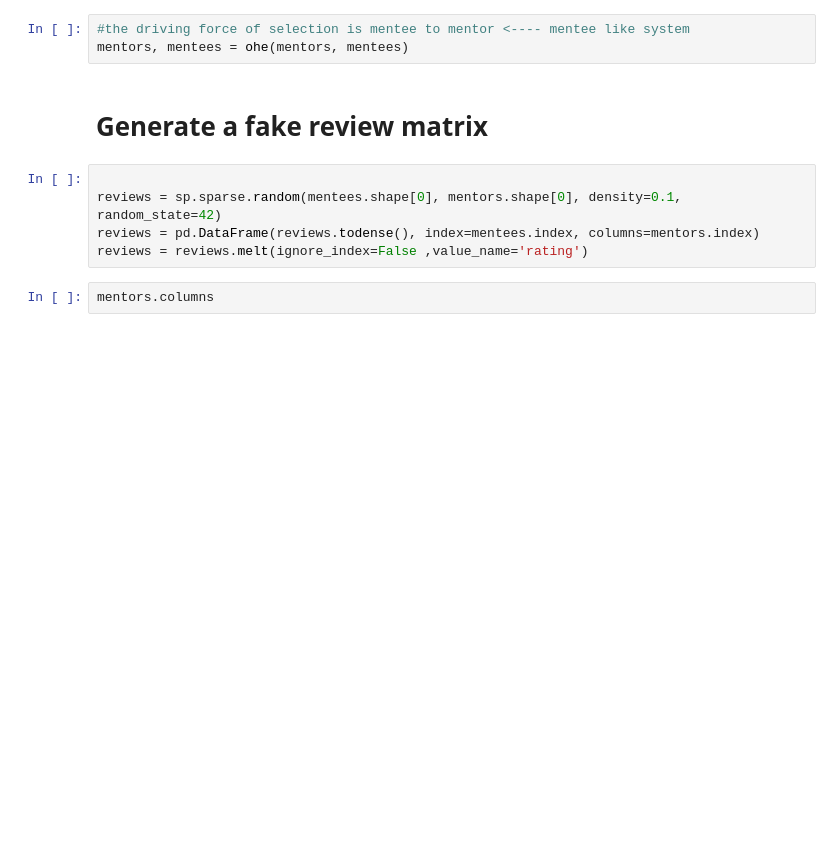
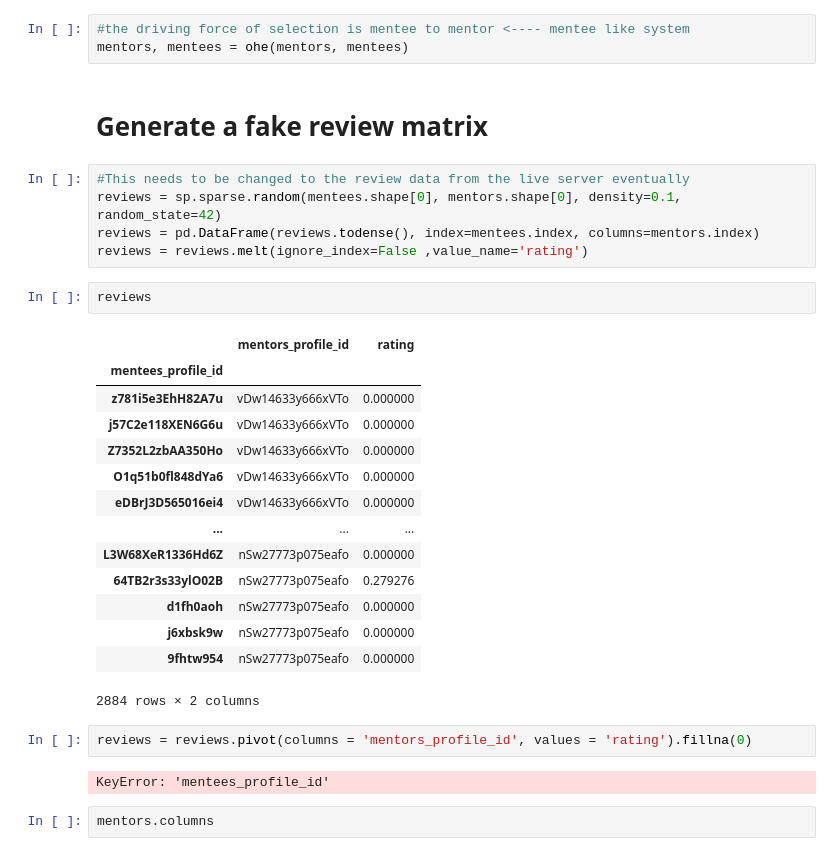
Before and after one commit to BloomTech-Labs/underdog-devs-ds-a, a Jupyter notebook: notebooks/KNN.ipynb, the cells around one changed output. Cells and saved outputs as stored; diff of their text form; blank space fills up the shorter version.

```diff
--- a/notebooks/KNN.ipynb
+++ b/notebooks/KNN.ipynb
@@ -63,10 +56,31 @@ mentors, mentees = ohe(mentors, mentees)
 # %% [markdown]
 # Generate a fake review matrix
 # %%
-
+#This needs to be changed to the review data from the live server eventually
 reviews = sp.sparse.random(mentees.shape[0], mentors.shape[0], density=0.1, random_state=42)
 reviews = pd.DataFrame(reviews.todense(), index=mentees.index, columns=mentors.index)
 reviews = reviews.melt(ignore_index=False ,value_name='rating')
+# %%
+reviews
+# %% [output]
+|  | mentors_profile_id | rating |
+| mentees_profile_id |  |  |
+| z781i5e3EhH82A7u | vDw14633y666xVTo | 0.000000 |
+| j57C2e118XEN6G6u | vDw14633y666xVTo | 0.000000 |
+| Z7352L2zbAA350Ho | vDw14633y666xVTo | 0.000000 |
+| O1q51b0fl848dYa6 | vDw14633y666xVTo | 0.000000 |
+| eDBrJ3D565016ei4 | vDw14633y666xVTo | 0.000000 |
+| ... | ... | ... |
+| L3W68XeR1336Hd6Z | nSw27773p075eafo | 0.000000 |
+| 64TB2r3s33ylO02B | nSw27773p075eafo | 0.279276 |
+| d1fh0aoh | nSw27773p075eafo | 0.000000 |
+| j6xbsk9w | nSw27773p075eafo | 0.000000 |
+| 9fhtw954 | nSw27773p075eafo | 0.000000 |
+2884 rows × 2 columns
+# %%
+reviews = reviews.pivot(columns = 'mentors_profile_id', values = 'rating').fillna(0)
+# %% [output]
+KeyError: 'mentees_profile_id'
 # %%
 mentors.columns
 # %% [output]
```
Also changed, not shown: parts of 15 cells of this notebook.
